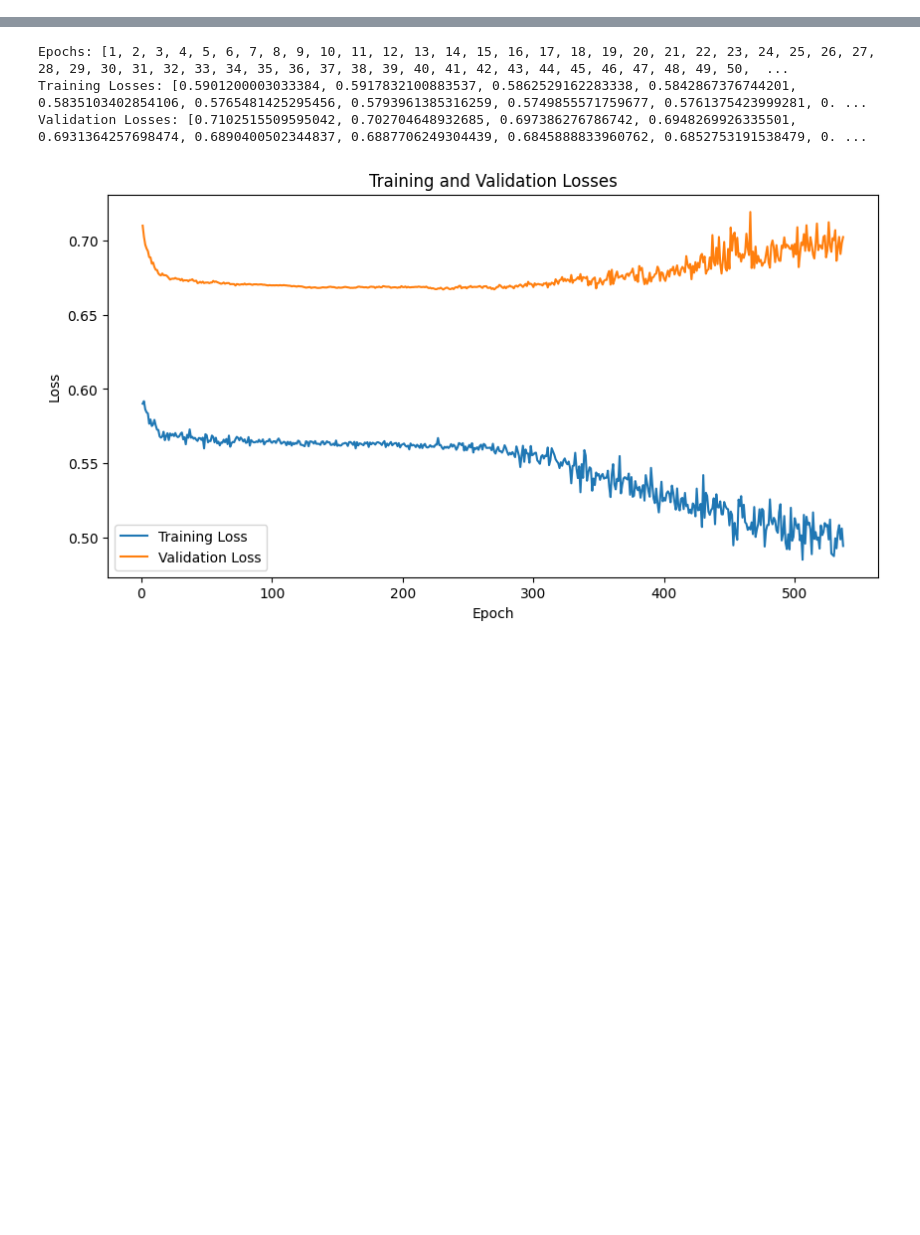
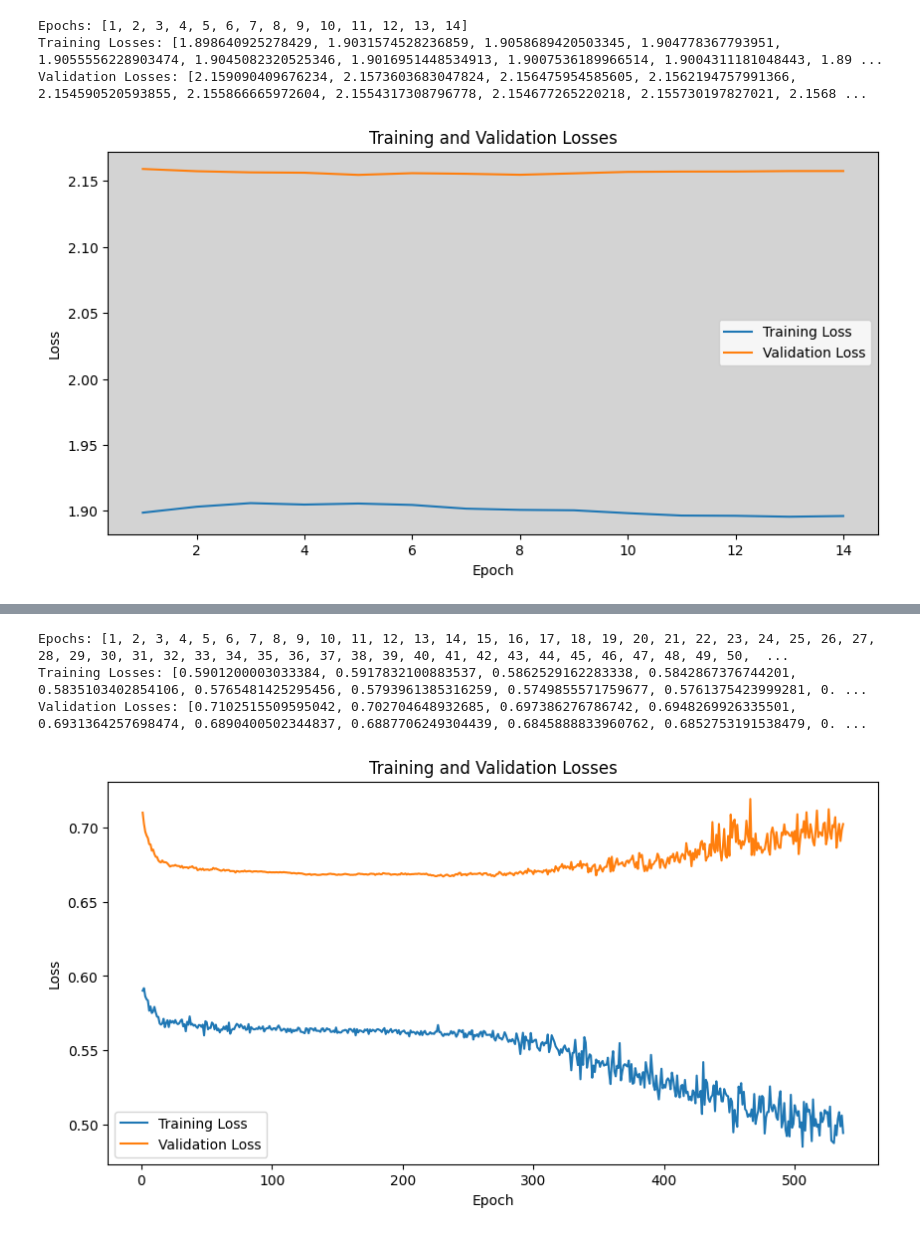
Before and after one commit to s-shahpouri/DBP_Project, a Jupyter notebook: Inference.ipynb, the cells around one changed output, grey strips where cells are left out. Drawn from its saved outputs; the diff is of its cells as text; code cells hidden in the pictures; blank space fills up the shorter version.

```diff
--- a/Inference.ipynb
+++ b/Inference.ipynb
@@ -58,0 +132,56 @@ Validation Losses: [0.4923524670302868, 0.4923538342118263, 0.4924026429653168,
+# %%
+import matplotlib.pyplot as plt
+import re
+
+# # Path to the loss file
+loss_file_path = '/home/shahpouriz/Data/DBP_Project/LOG_3f/128_1optP_0.0001_CNN6_L1L2(6).txt'
+loss_file_path = '/home/shahpouriz/Data/DBP_Project/LOG_3f/128_1optP_1e-05_CNN6_L1L2(6).txt'
+loss_file_path = '/home/shahpouriz/Data/DBP_Project/LOG_3f/128_1optP_0.0001_CNN6_L1L2(5).txt'
+loss_file_path = '/home/shahpouriz/Data/DBP_Project/LOG_3f/128_1optP_0.0001_CNN6_L1L2(4).txt'
+loss_file_path = '/home/shahpouriz/Data/DBP_Project/LOG_3f_1ct/128_1ctP_0.01_[16, 32, 64].txt'
+loss_file_path = '/home/shahpouriz/Data/DBP_Project/LOG_3f_1ct/128_1ctP_0.01_[16, 32, 64, 128].txt'
+loss_file_path = '/home/shahpouriz/Data/DBP_Project/LOG_3f_1ct/128_1ctP_0.0001_[16, 32, 64, 128].txt'
+loss_file_path = '/home/shahpouriz/Data/DBP_Project/LOG_3f_1ct/128_1ctP_0.0001_[16, 32, 64, 128]_L1L2(4).txt'
+loss_file_path = '/home/shahpouriz/Data/DBP_Project/LOG_3f_1ct/128_1ctP_0.0001_[16, 32, 64, 128]_L1L2(5).txt'
+loss_file_path = '/home/shahpouriz/Data/DBP_Project/LOG_3f_1ct/128_1ctP_1e-05_[16, 32, 64, 128]_L1L2(5).txt'
+loss_file_path = '/home/shahpouriz/Data/DBP_Project/LOG_3f_1ct/128_1ctP_0.0001_[32, 64, 128, 256]_L1L2(4).txt'
+
+
+
+
+epochs = []
+training_losses = []
+validation_losses = []
+
+with open(loss_file_path, 'r') as file:
+    for line in file:
+        match_epoch = re.search(r'Epoch: (\d+)/\d+, Loss: (\d+\.\d+), Val: (\d+\.\d+)', line)
+        # match_epoch = re.search(r'Epoch: (\d+)/\d+, *Loss: (\d+\.\d+), *Val Loss: (\d+\.\d+)', line)
+
+        if match_epoch:
+            epochs.append(int(match_epoch.group(1)))
+            training_losses.append(float(match_epoch.group(2)))
+            validation_losses.append(float(match_epoch.group(3)))
+
+
+print("Epochs:", epochs)
+print("Training Losses:", training_losses)
+print("Validation Losses:", validation_losses)
+
+# Plot the losses
+plt.figure(figsize=(10, 5))
+plt.plot(epochs, training_losses, label='Training Loss')
+plt.plot(epochs, validation_losses, label='Validation Loss')
+
+# Set the background color inside the plot area
+plt.gca().set_facecolor('lightgrey')
+plt.xlabel('Epoch')
+plt.ylabel('Loss')
+plt.title('Training and Validation Losses')
+plt.legend()
+plt.show()
+# %% [output]
+Epochs: [1, 2, 3, 4, 5, 6, 7, 8, 9, 10, 11, 12, 13, 14]
+Training Losses: [1.898640925278429, 1.9031574528236859, 1.9058689420503345, 1.904778367793951, 1.9055556228903474, 1.9045082320525346, 1.9016951448534913, 1.9007536189966514, 1.9004311181048443, 1.89 ...
+Validation Losses: [2.159090409676234, 2.1573603683047824, 2.156475954585605, 2.1562194757991366, 2.154590520593855, 2.155866665972604, 2.1554317308796778, 2.154677265220218, 2.155730197827021, 2.1568 ...
+[figure, added]
```
Also changed, not shown: parts of 6 cells of this notebook, 23 other files.
